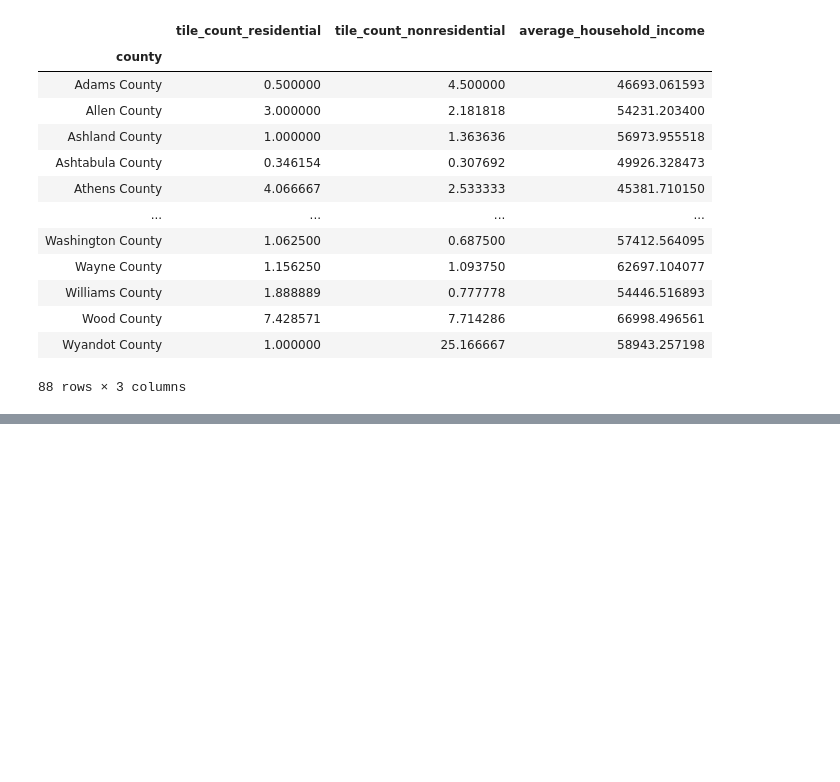
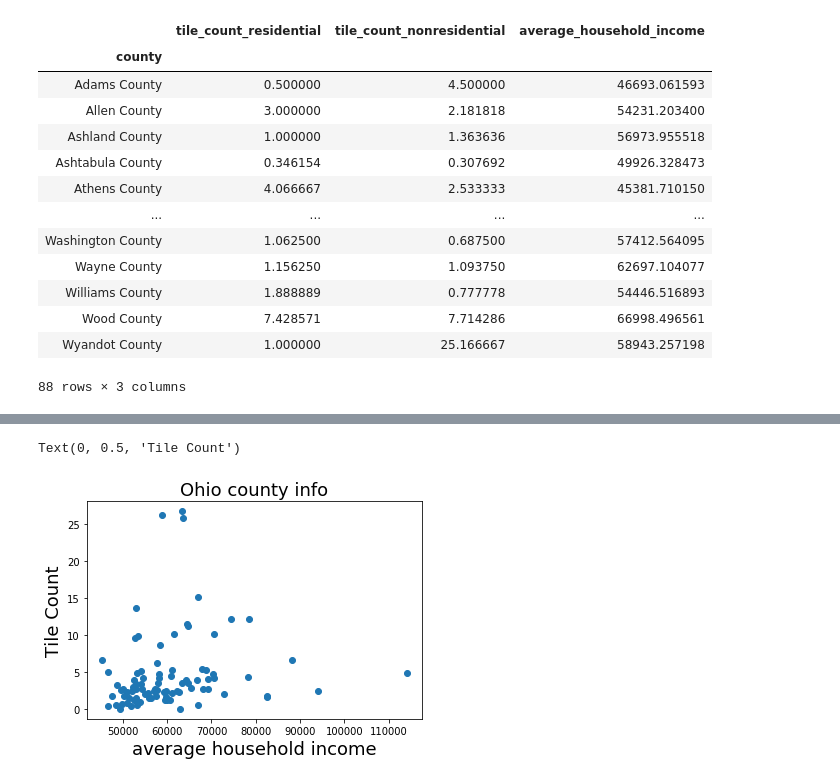
Before and after one commit to zs19930830/CMPE255, a Jupyter notebook: src/analysis.ipynb, the cells around one changed output, grey strips where cells are left out. Cells and saved outputs as stored; diff of their text form; code cells hidden in the pictures; blank space fills up the shorter version.

```diff
--- a/src/analysis.ipynb
+++ b/src/analysis.ipynb
@@ -151,3 +156,5 @@ ohioDF[['county','tile_count_residential','tile_count_nonresidential','average_h
 | Wood County | 7.428571 | 7.714286 | 66998.496561 |
 | Wyandot County | 1.000000 | 25.166667 | 58943.257198 |
 88 rows × 3 columns
+# %%
+X = ohioDF[['county','tile_count', 'average_household_income']].groupby('county').mean()
@@ -153,0 +178,8 @@ ohioDF[['county','tile_count_residential','tile_count_nonresidential','average_h
+# %%
+plt.scatter(X['average_household_income'], X['tile_count'], cmap="gist_rainbow")
+plt.title('Ohio county info', fontsize=18)
+plt.xlabel('average household income', fontsize=18)
+plt.ylabel('Tile Count', fontsize=18)
+# %% [output]
+Text(0, 0.5, 'Tile Count')
+[figure, added]
```
Also changed, not shown: parts of 19 cells of this notebook, 1 other file.
